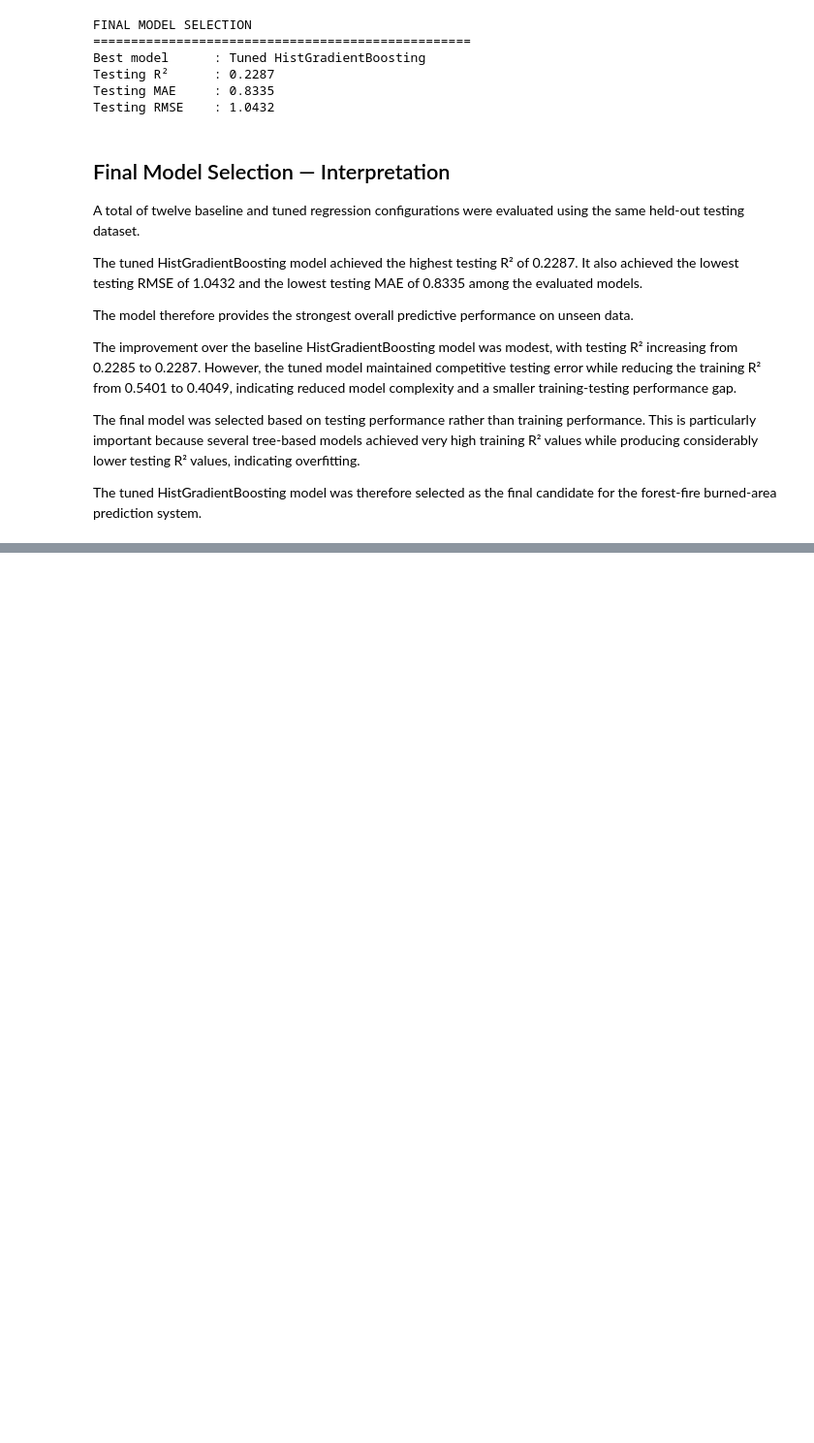
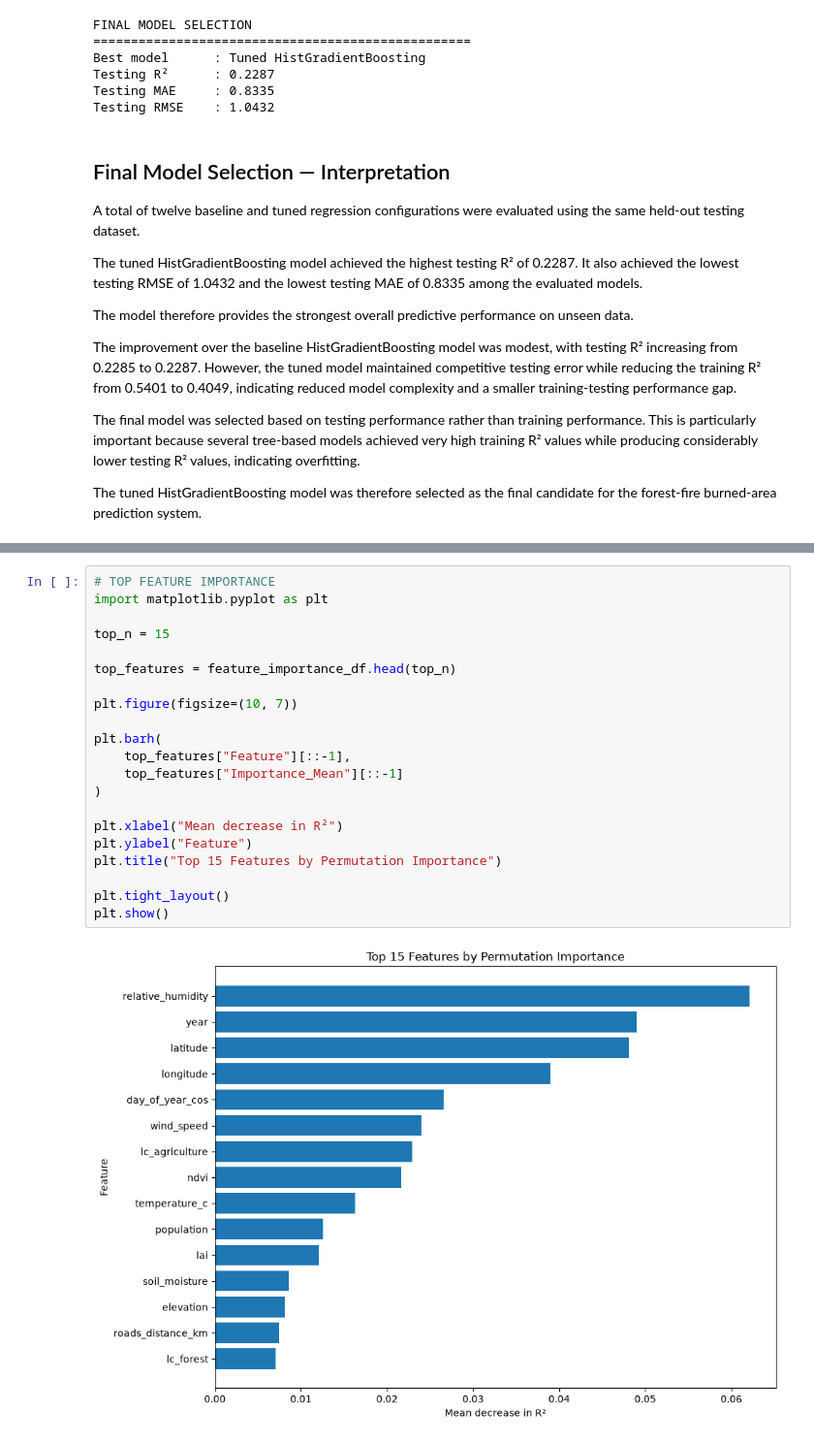
Before and after one commit to mraznyrazeek/ML-Based-Forest-Fire-Prediction-Project, a Jupyter notebook: backend/notebooks/03_model_training.ipynb, the cells around one changed output, grey strips where cells are left out. Shown at 97% size. Cells and saved outputs as stored; diff of their text form; blank space fills up the shorter version.

```diff
--- a/backend/notebooks/03_model_training.ipynb
+++ b/backend/notebooks/03_model_training.ipynb
@@ -1388,0 +1455,23 @@ candidate for the forest-fire burned-area prediction system.
+# %%
+# TOP FEATURE IMPORTANCE
+import matplotlib.pyplot as plt
+
+top_n = 15
+
+top_features = feature_importance_df.head(top_n)
+
+plt.figure(figsize=(10, 7))
+
+plt.barh(
+    top_features["Feature"][::-1],
+    top_features["Importance_Mean"][::-1]
+)
+
+plt.xlabel("Mean decrease in R²")
+plt.ylabel("Feature")
+plt.title("Top 15 Features by Permutation Importance")
+
+plt.tight_layout()
+plt.show()
+# %% [output]
+[figure, added]
```
Also changed, not shown: parts of 21 cells of this notebook.
